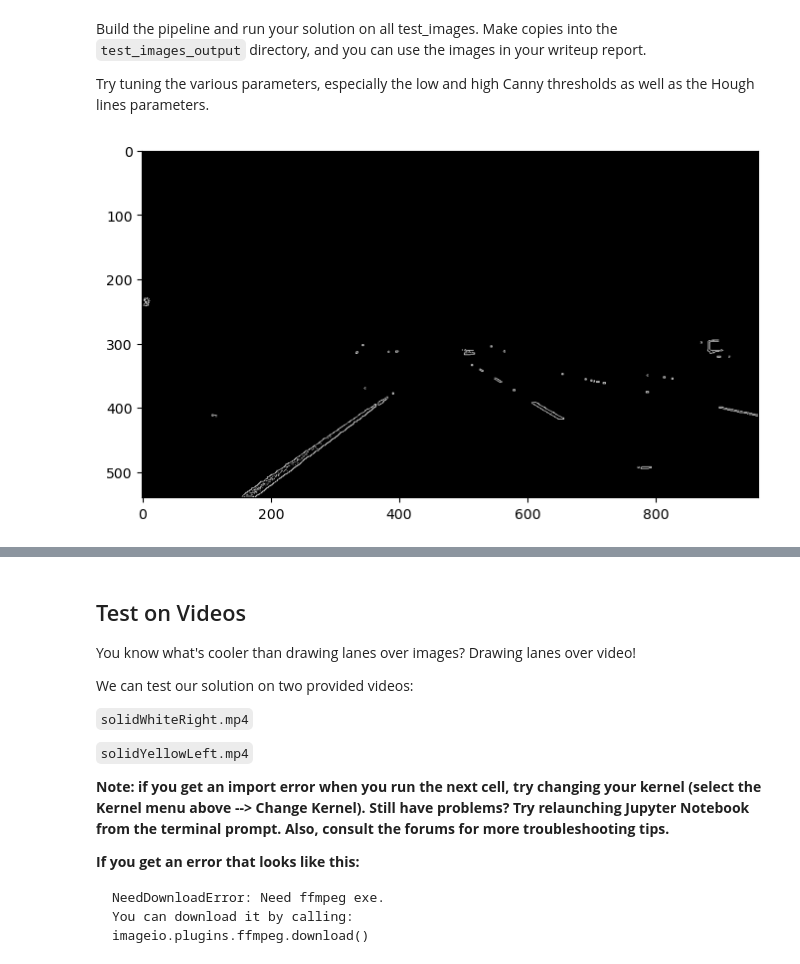
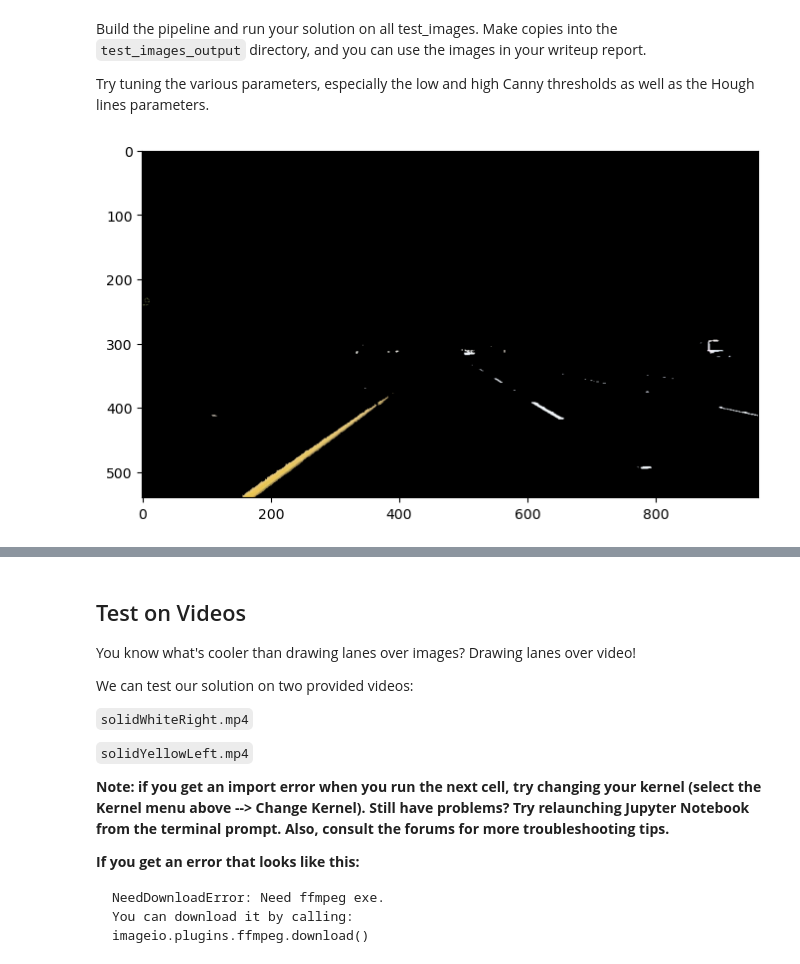
Before and after one commit to bluebarryz/Lane-Detection-CV, a Jupyter notebook: P1.ipynb, the cells around one changed output, grey strips where cells are left out. Saved outputs shown, nothing was run; the diff lists cells and outputs as text; code cells hidden in the pictures.

```diff
--- a/P1.ipynb
+++ b/P1.ipynb
@@ -195,8 +195,8 @@ Build the pipeline and run your solution on all test_images. Make copies into th
 
 Try tuning the various parameters, especially the low and high Canny thresholds as well as the Hough lines parameters.
 # %%
-def colour_thresholding(img_path):
-    image = mpimg.imread(img_path)
+def colour_thresholding(image):
+    # image = mpimg.imread(img_path)
     hsv_img = cv2.cvtColor(image, cv2.COLOR_RGB2HSV)
 
     WHITE_LOWER_BOUND = np.array([0, 0, 210], np.uint8)
@@ -224,9 +224,21 @@ def displayImage(img):
     plt.figure(figsize = (8, 8))
     plt.imshow(img, cmap="gray")
     plt.show()
+
+def getXgivenY(slope, y_intercept, y_target):
+    if (slope == 0):
+        print("Slope zero!")
+    else:
+        return int((y_target - y_intercept) / slope)
+
+# returns the slope and y-intercept of the lines computed with ransac
+# points is the list of points; an array of shape (n,2)
+def getRansacLine(points):
+    X = points[:, 0].reshape(-1, 1)
+    y = points[:, 1]
+    ransac = RANSACRegressor()
+    ransac.fit(X, y)
+    slope = ransac.estimator_.coef_[0]
+    intercept = ransac.estimator_.intercept_
+
+    print("ransac line:", slope, intercept)
-# %%
-gray = convertToGrayscale(colour_thresholding("test_images/solidYellowCurve.jpg"))
-canny_img = canny(gray.astype(np.uint8), 0.2, 0.8)
-displayImage(canny_img)
-# %% [output]
-[figure, removed]
@@ -239 +245,7 @@ def getXgivenY(slope, y_intercept, y_target):
+# %%
+img_path = "test_images/solidYellowCurve.jpg"
+image = mpimg.imread(img_path)
+displayImage(colour_thresholding(image))
+# %% [output]
+[figure, added]
 # %%
```
Also changed, not shown: parts of 4 cells of this notebook.
